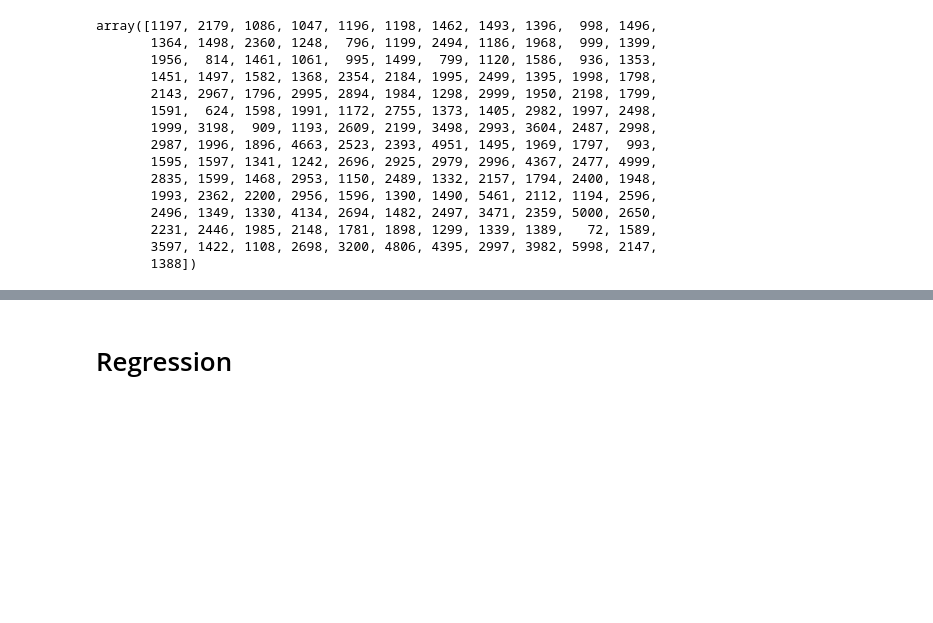
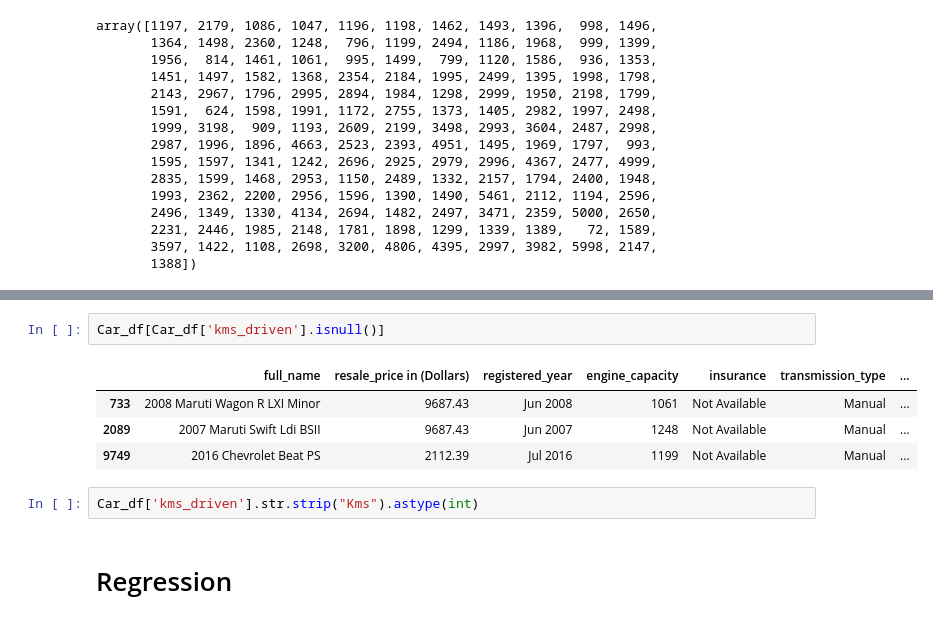
Before and after one commit to NitoBoritto/Car_Sales_Regression_Analysis, a Jupyter notebook: Car_Sales_Regression.ipynb, the cells around one changed output, grey strips where cells are left out. Saved outputs shown, nothing was run; the diff lists cells and outputs as text; blank space fills up the shorter version.

```diff
--- a/Car_Sales_Regression.ipynb
+++ b/Car_Sales_Regression.ipynb
@@ -347,2 +388,11 @@ array([1197, 2179, 1086, 1047, 1196, 1198, 1462, 1493, 1396,  998, 1496,
+# %%
+Car_df[Car_df['kms_driven'].isnull()]
+# %% [output]
+|  | full_name | resale_price in (Dollars) | registered_year | engine_capacity | insurance | transmission_type | ... |
+| 733 | 2008 Maruti Wagon R LXI Minor | 9687.43 | Jun 2008 | 1061 | Not Available | Manual | ... |
+| 2089 | 2007 Maruti Swift Ldi BSII | 9687.43 | Jun 2007 | 1248 | Not Available | Manual | ... |
+| 9749 | 2016 Chevrolet Beat PS | 2112.39 | Jul 2016 | 1199 | Not Available | Manual | ... |
+# %%
+Car_df['kms_driven'].str.strip("Kms").astype(int)
 # %% [markdown]
 # Regression
```
Also changed, not shown: parts of 5 cells of this notebook.
